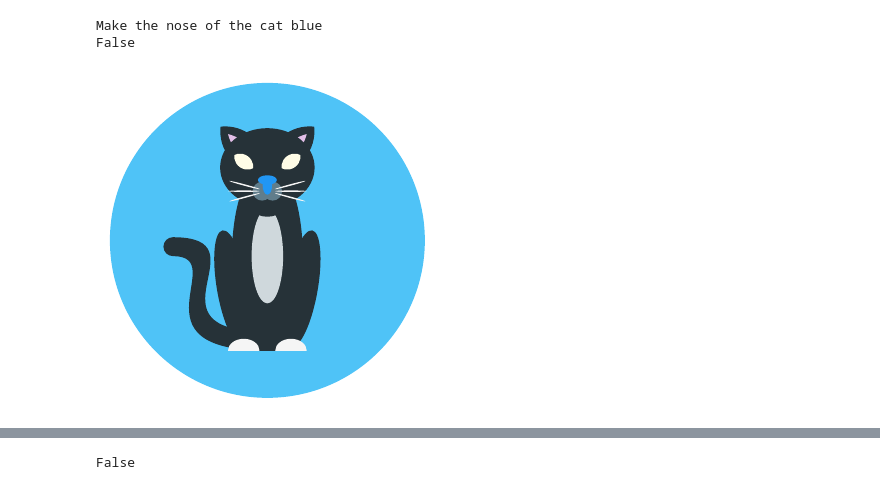
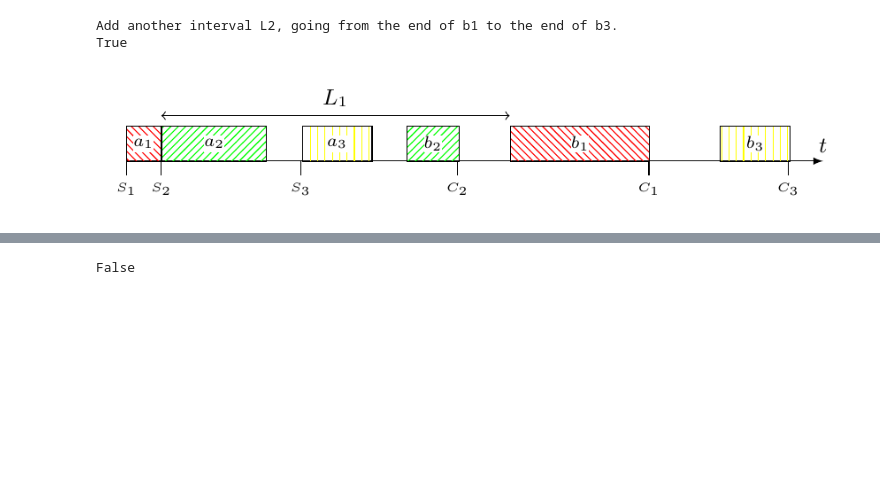
Before and after one commit to IV2C/VIFagent, a Jupyter notebook: notebooks/protos/test_expression.ipynb, the cells around one changed output, grey strips where cells are left out. Saved outputs shown, nothing was run; the diff lists cells and outputs as text; code cells hidden in the pictures; blank space fills up the shorter version.

```diff
--- a/notebooks/protos/test_expression.ipynb
+++ b/notebooks/protos/test_expression.ipynb
@@ -46,18 +46,21 @@ or_module: OracleGuidedCodeModule = OracleGuidedCodeModule(
 logger.configure(handlers=[{"sink": sys.stdout, "level": "INFO"}])
 veritikz_dataset = load_dataset("CharlyR/VeriTikz", "full", split="train")
 i=0
+# %%
+i =9
 # %%
 row = veritikz_dataset[i]
 
 perfect_image = row["theoretical_perfect_image"]
 original_image = row["original_image"]
+sol_image = row["solution_image"]
 
 print(row["instruction"])
 print(row["expected"])
-display(perfect_image)
-i+=1
+display(original_image)
+#i+=1
 # %% [output]
-Make the nose of the cat blue
-False
+Add another interval L2, going from the end of b1 to the end of b3.
+True
-[figure, old version]
+[figure, new version]
 # %%
```
Also changed, not shown: parts of 6 cells of this notebook, 7 other files.
